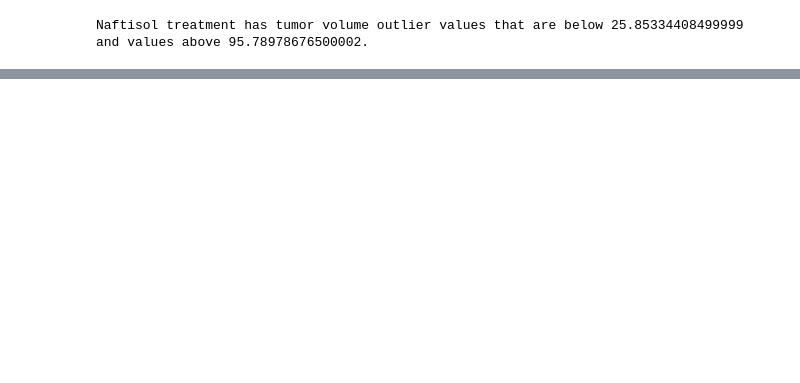
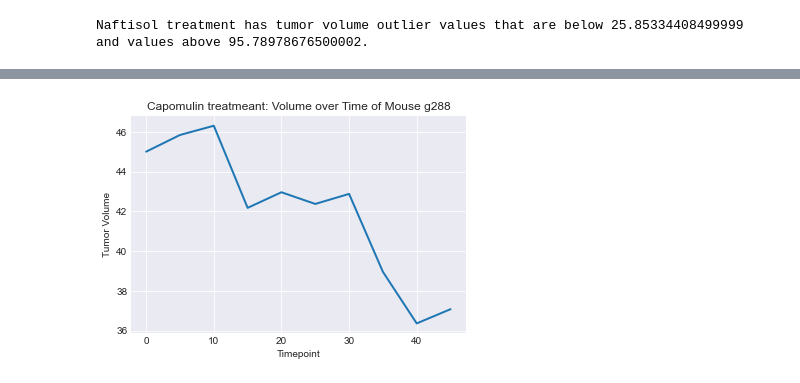
Before and after one commit to mathewqpmiller/Matplotlib-Pymaceuticals_Analysis, a Jupyter notebook: Matplotlib_Pharmaceuticals_Analysis.ipynb, the cells around one changed output, grey strips where cells are left out. Saved outputs shown, nothing was run; the diff lists cells and outputs as text; code cells hidden in the pictures; blank space fills up the shorter version.

Commit message:
Added custome line chart

```diff
--- a/Matplotlib_Pharmaceuticals_Analysis.ipynb
+++ b/Matplotlib_Pharmaceuticals_Analysis.ipynb
@@ -872,0 +875,5 @@ plt.show()
+# %%
+# Line Plot:
+# Generate a line plot of tumor volume vs. time point for a mouse treated with Capomulin
+capomulin_line = capomulin.loc[capomulin["Mouse ID"] == "g288",:]
+capomulin_line.head()
@@ -872,0 +887,17 @@ plt.show()
+# %%
+# Define variable that will hold x axis data
+x_axis = capomulin_line["Timepoint"]
+# Define variable that will hold the y axis data
+tumor_volume = capomulin_line["Tumor Volume (mm3)"]
+# Create a title for the line chart
+plt.title('Capomulin treatmeant: Volume over Time of Mouse g288')
+# Use matplotlibe with the x and y variables established to plot the chart
+plt.plot(x_axis, tumor_volume,linewidth=2, markersize=12)
+# X axis label
+plt.xlabel('Timepoint')
+# Y axis label
+plt.ylabel('Tumor Volume')
+# Print to screen
+plt.show()
+# %% [output]
+[figure, added]
```
Also changed, not shown: parts of 13 cells of this notebook, 6 other files.
